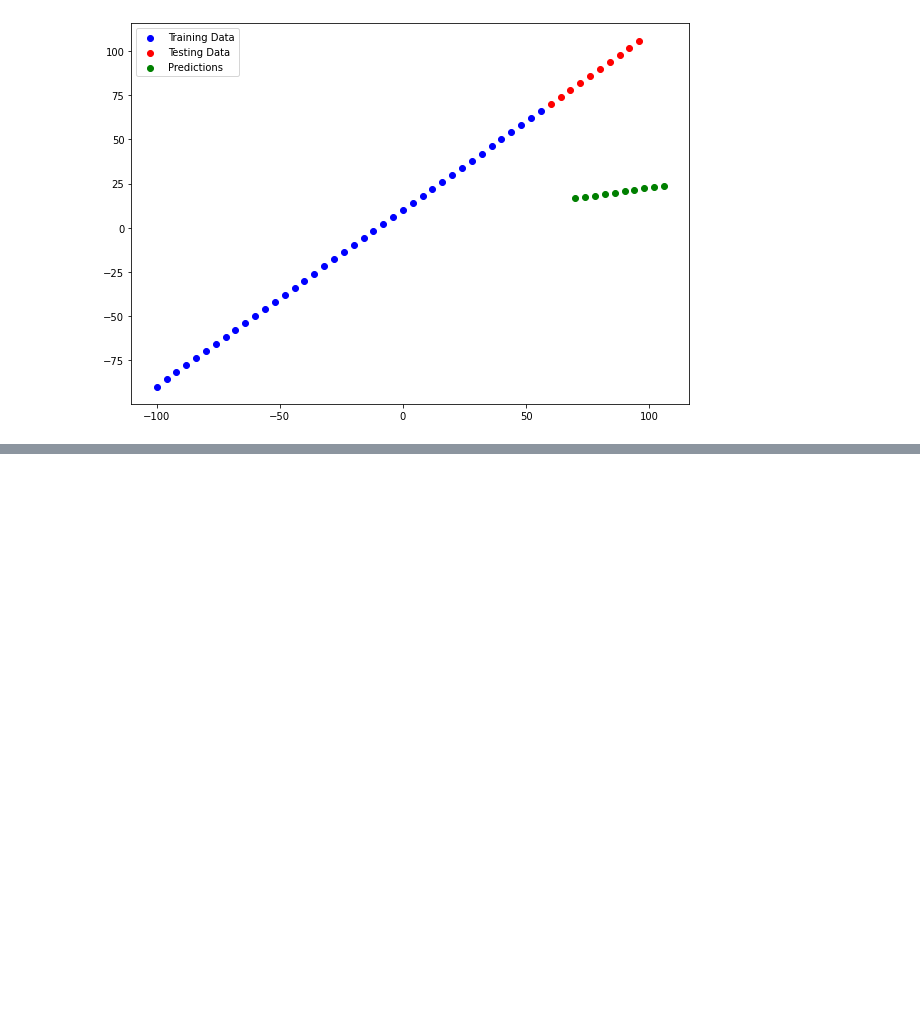
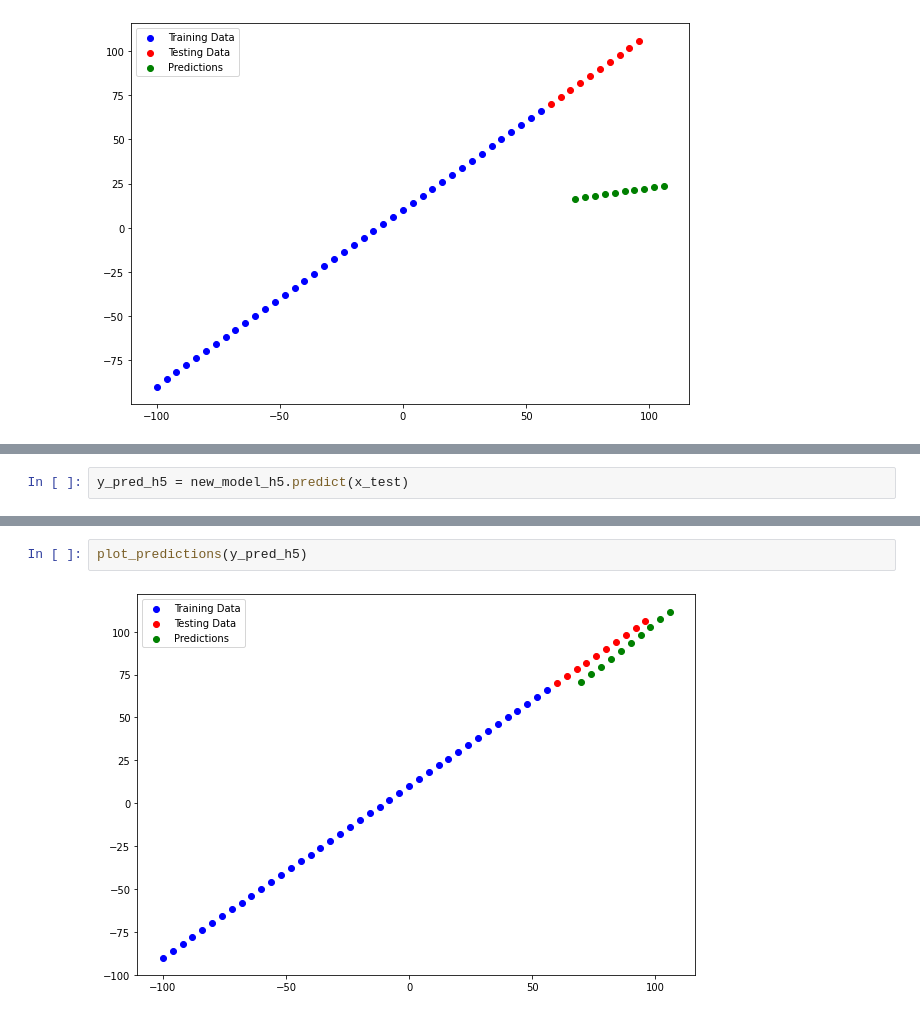
Before and after one commit to ShyamSundhar1411/Regressions-Neural-Networks, a Jupyter notebook: Neural_Network_Regression.ipynb, the cells around one changed output, grey strips where cells are left out. Cells and saved outputs as stored; diff of their text form; blank space fills up the shorter version.

```diff
--- a/Neural_Network_Regression.ipynb
+++ b/Neural_Network_Regression.ipynb
@@ -560,0 +601,2 @@ mae_3,mse_3
+# %%
+y_pred_h5 = new_model_h5.predict(x_test)
@@ -560,0 +605,4 @@ mae_3,mse_3
+# %%
+plot_predictions(y_pred_h5)
+# %% [output]
+[figure, added]
```
Also changed, not shown: parts of 30 cells of this notebook.
